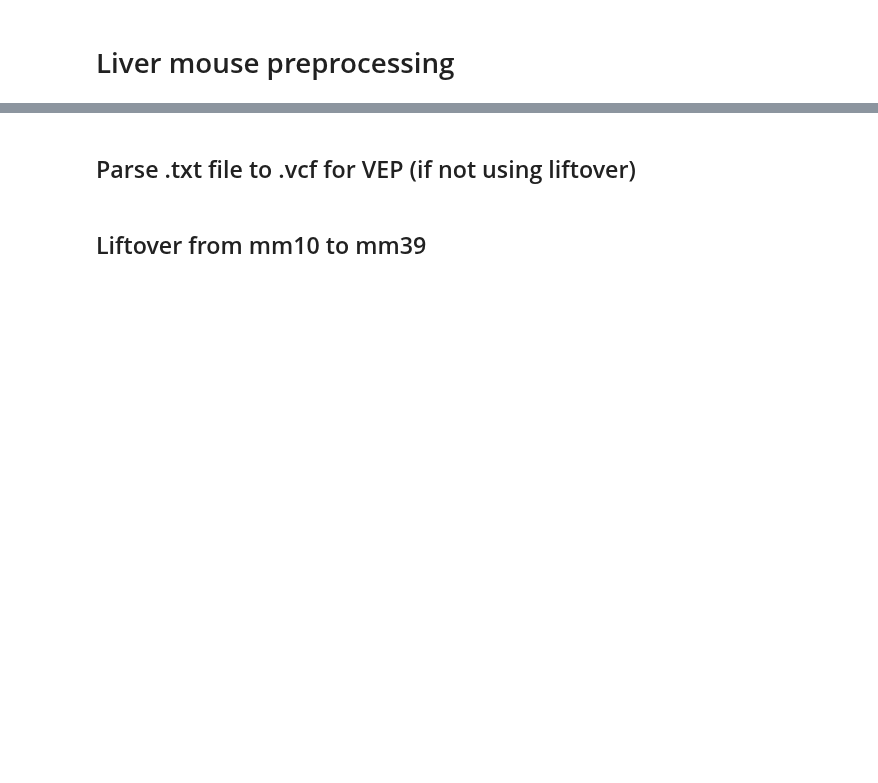
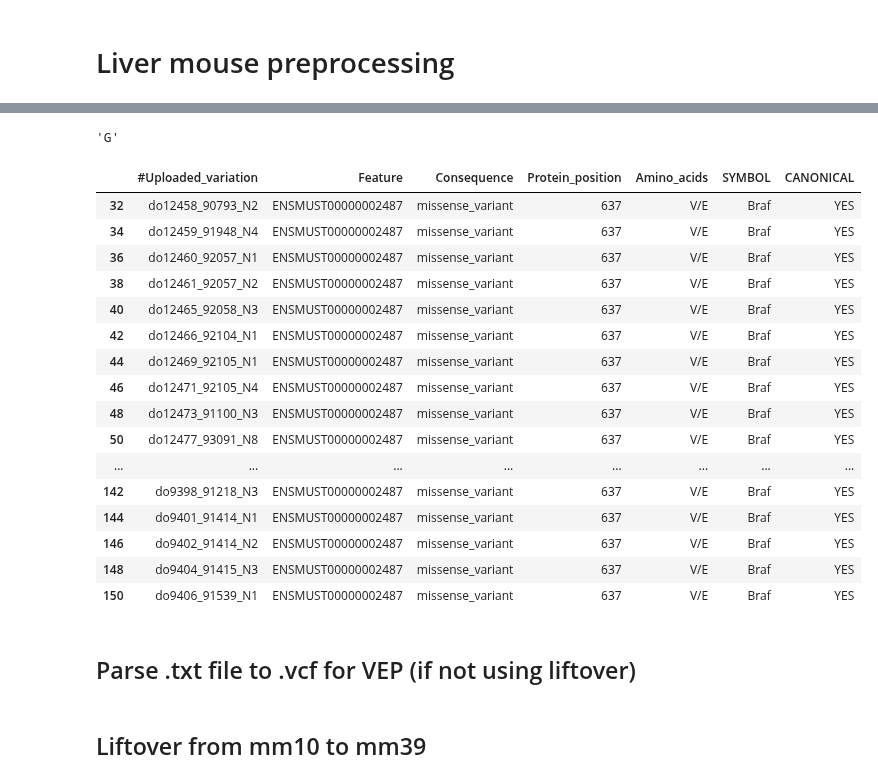
Before and after one commit to bbglab/oncodrive3d_paper, a Jupyter notebook: ch_and_mouse/mouse_processing.ipynb, the cells around one changed output, grey strips where cells are left out. Saved outputs shown, nothing was run; the diff lists cells and outputs as text; code cells hidden in the pictures; blank space fills up the shorter version.

```diff
--- a/ch_and_mouse/mouse_processing.ipynb
+++ b/ch_and_mouse/mouse_processing.ipynb
@@ -5,3 +22,29 @@ import pandas as pd
+# %%
+seq_df[seq_df["Gene"] == "Braf"].Seq.values[0][637-1]
+# %% [output]
+'G'
+# %%
+braf_df = braf_df[braf_df["CANONICAL"] == "YES"]
+# %%
+braf_df[braf_df["Protein_position"] == "637"][:60]
+# %% [output]
+|  | #Uploaded_variation | Feature | Consequence | Protein_position | Amino_acids | SYMBOL | CANONICAL |
+| 32 | do12458_90793_N2 | ENSMUST00000002487 | missense_variant | 637 | V/E | Braf | YES |
+| 34 | do12459_91948_N4 | ENSMUST00000002487 | missense_variant | 637 | V/E | Braf | YES |
+| 36 | do12460_92057_N1 | ENSMUST00000002487 | missense_variant | 637 | V/E | Braf | YES |
+| 38 | do12461_92057_N2 | ENSMUST00000002487 | missense_variant | 637 | V/E | Braf | YES |
+| 40 | do12465_92058_N3 | ENSMUST00000002487 | missense_variant | 637 | V/E | Braf | YES |
+| 42 | do12466_92104_N1 | ENSMUST00000002487 | missense_variant | 637 | V/E | Braf | YES |
+| 44 | do12469_92105_N1 | ENSMUST00000002487 | missense_variant | 637 | V/E | Braf | YES |
+| 46 | do12471_92105_N4 | ENSMUST00000002487 | missense_variant | 637 | V/E | Braf | YES |
+| 48 | do12473_91100_N3 | ENSMUST00000002487 | missense_variant | 637 | V/E | Braf | YES |
+| 50 | do12477_93091_N8 | ENSMUST00000002487 | missense_variant | 637 | V/E | Braf | YES |
+| ... | ... | ... | ... | ... | ... | ... | ... |
+| 142 | do9398_91218_N3 | ENSMUST00000002487 | missense_variant | 637 | V/E | Braf | YES |
+| 144 | do9401_91414_N1 | ENSMUST00000002487 | missense_variant | 637 | V/E | Braf | YES |
+| 146 | do9402_91414_N2 | ENSMUST00000002487 | missense_variant | 637 | V/E | Braf | YES |
+| 148 | do9404_91415_N3 | ENSMUST00000002487 | missense_variant | 637 | V/E | Braf | YES |
+| 150 | do9406_91539_N1 | ENSMUST00000002487 | missense_variant | 637 | V/E | Braf | YES |
 # %% [markdown]
 ## Parse .txt file to .vcf for VEP (if not using liftover)
 # %%
```
Also changed, not shown: parts of 4 cells of this notebook, 3 other files.
